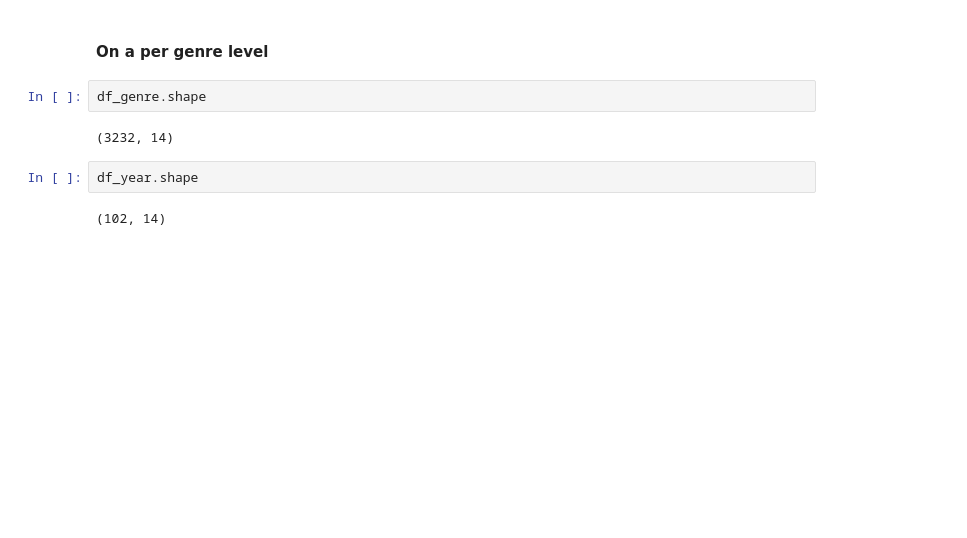
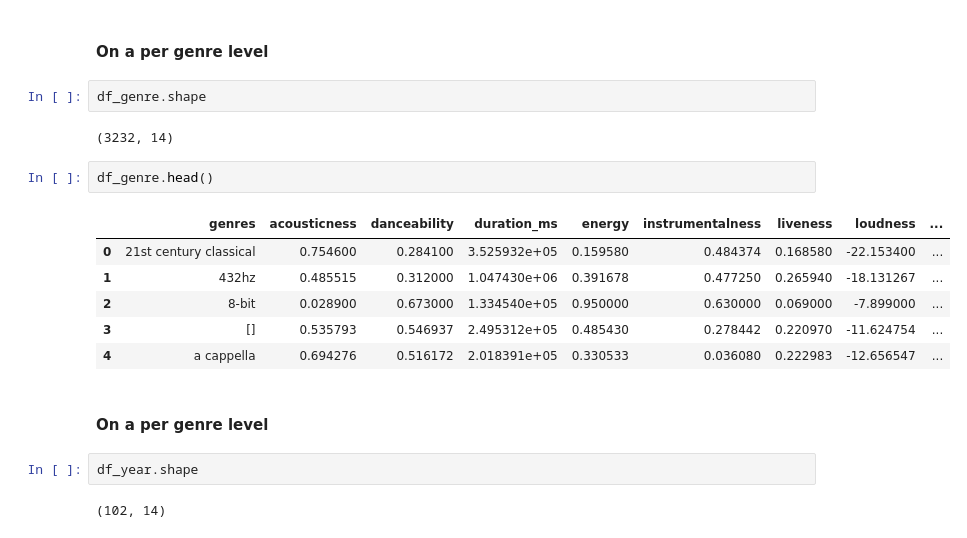
Before and after one commit to ztcnrh/Spotify-Music-Analysis, a Jupyter notebook: analysis/exploration_descriptive_analysis.ipynb, the cells around one changed output. Saved outputs shown, nothing was run; the diff lists cells and outputs as text; blank space fills up the shorter version.

```diff
--- a/analysis/exploration_descriptive_analysis.ipynb
+++ b/analysis/exploration_descriptive_analysis.ipynb
@@ -112,6 +147,17 @@ df_artist.head()
 df_genre.shape
 # %% [output]
 (3232, 14)
+# %%
+df_genre.head()
+# %% [output]
+|  | genres | acousticness | danceability | duration_ms | energy | instrumentalness | liveness | loudness | ... |
+| 0 | 21st century classical | 0.754600 | 0.284100 | 3.525932e+05 | 0.159580 | 0.484374 | 0.168580 | -22.153400 | ... |
+| 1 | 432hz | 0.485515 | 0.312000 | 1.047430e+06 | 0.391678 | 0.477250 | 0.265940 | -18.131267 | ... |
+| 2 | 8-bit | 0.028900 | 0.673000 | 1.334540e+05 | 0.950000 | 0.630000 | 0.069000 | -7.899000 | ... |
+| 3 | [] | 0.535793 | 0.546937 | 2.495312e+05 | 0.485430 | 0.278442 | 0.220970 | -11.624754 | ... |
+| 4 | a cappella | 0.694276 | 0.516172 | 2.018391e+05 | 0.330533 | 0.036080 | 0.222983 | -12.656547 | ... |
+# %% [markdown]
+#### On a per genre level
 # %%
 df_year.shape
 # %% [output]
```
Also changed, not shown: parts of 4 cells of this notebook.
